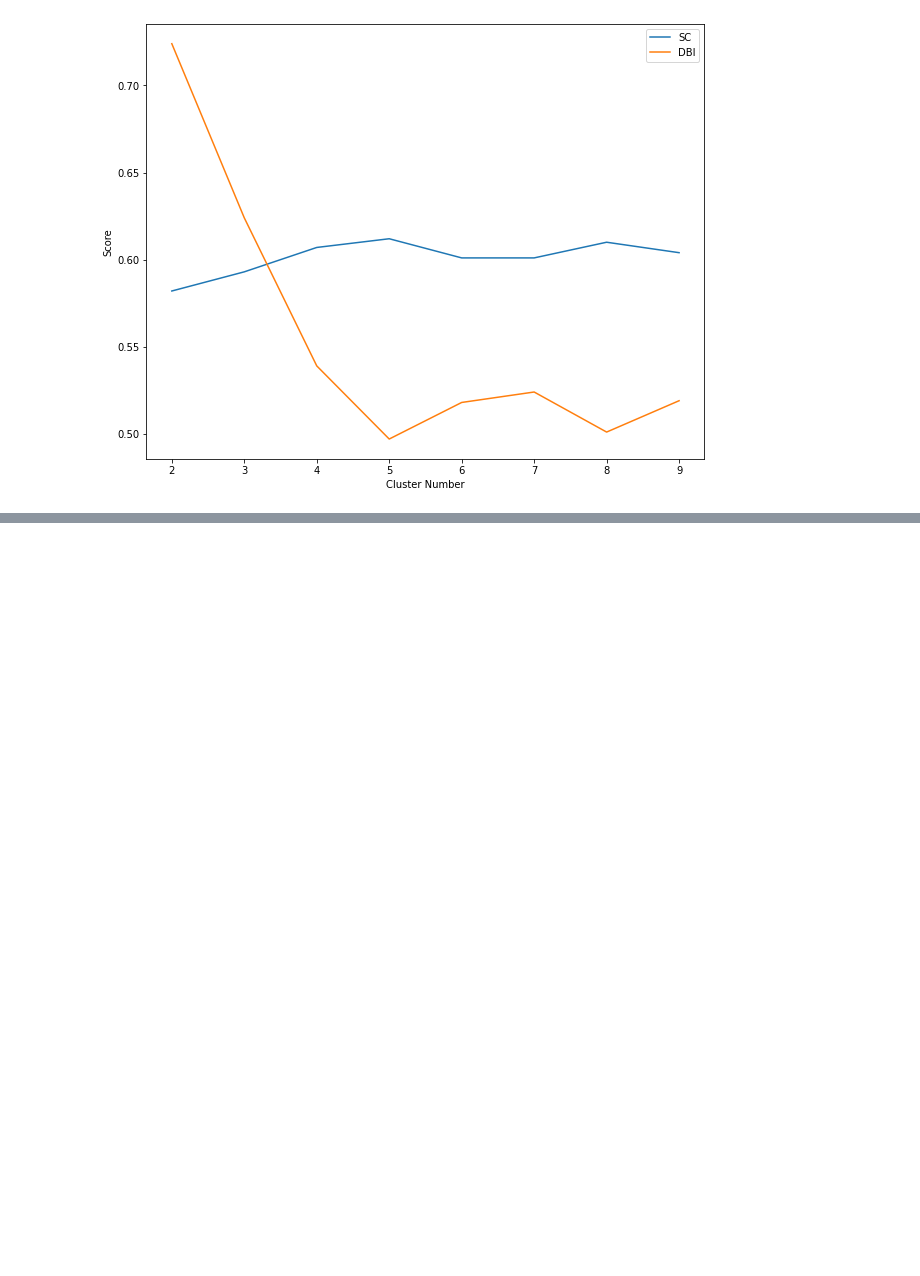
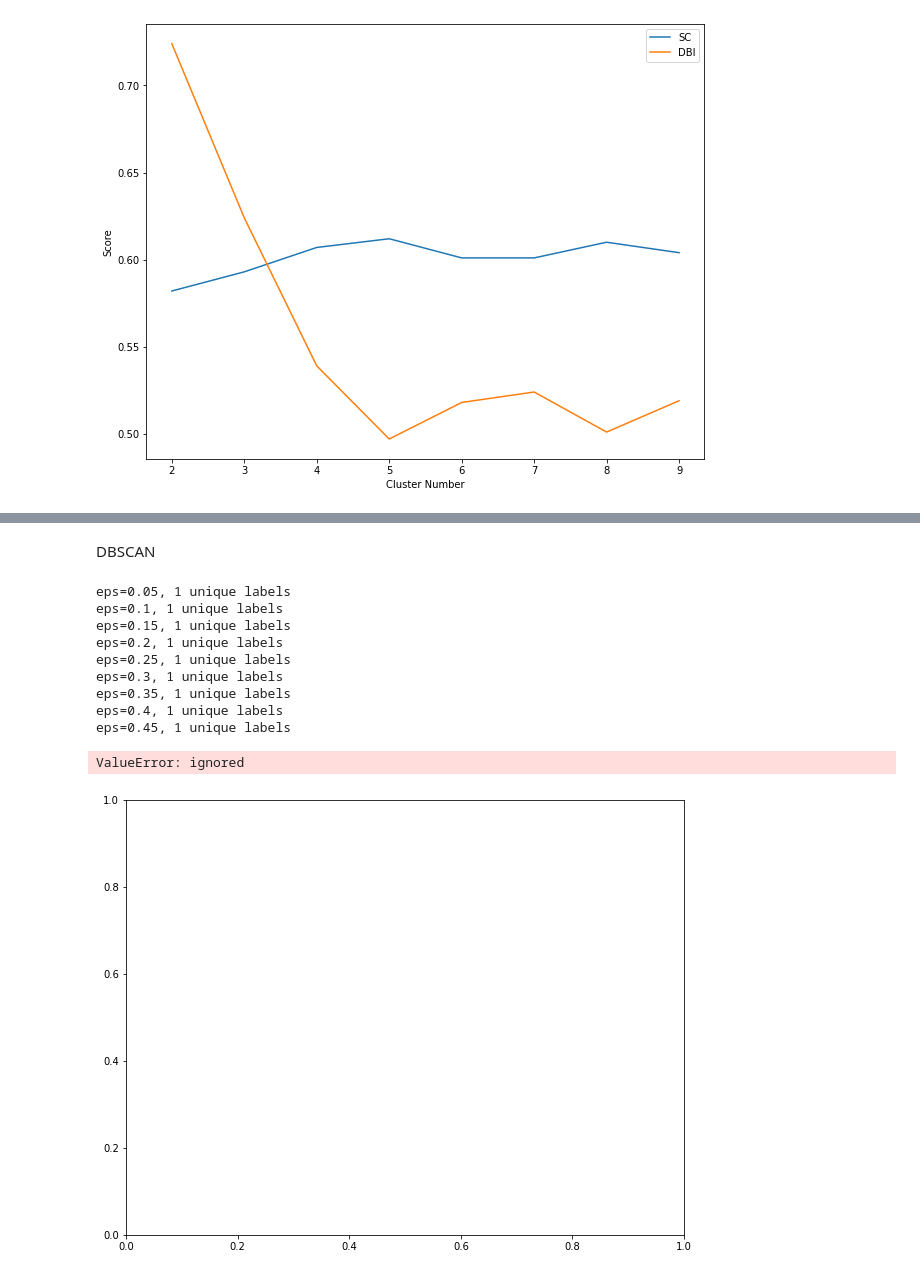
Before and after one commit to xygxue/master_thesis, a Jupyter notebook: clustering.ipynb, the cells around one changed output, grey strips where cells are left out. Cells and saved outputs as stored; diff of their text form; code cells hidden in the pictures; blank space fills up the shorter version.

```diff
--- a/clustering.ipynb
+++ b/clustering.ipynb
@@ -463,15 +414,0 @@ DBSCAN
-# %%
-dbs_sil_list = []
-dbs_db_index_list = []
-for eps in np.arange(0.05, 0.5, 0.05):
-  db_model = DBSCAN(metric='precomputed', eps=eps, min_samples=5)
-  dbscan_labels = db_model.fit_predict(scaled_dtw)
-  if len(set(dbscan_labels)) > 1:
-    dbs_score = cluster_score(dtw_distance, dbscan_labels)
-    dbs_sil_list.append(dbs_score[0])
-    dbs_db_index_list.append(dbs_score[1])
-    dbs_cluster_num = set(dbscan_labels)
-    print(f'Silhouette: {dbs_score[0]} and DB Index: {dbs_score[1]}')
-  print(f'eps={round(eps, 2)}, {len(set(dbscan_labels))} unique labels')
-
-plot_cluster_tuning(dbs_sil_list, dbs_db_index_list)
@@ -638,0 +518,2 @@ fig.show()
+# %%
+dtw_distance = np.load(dataset_path + 'clustering/dtw_matrix_no_sos_eos.npy')
@@ -638,0 +541,29 @@ fig.show()
+# %% [markdown]
+DBSCAN
+# %%
+dbs_sil_list = []
+dbs_db_index_list = []
+for eps in np.arange(0.05, 0.5, 0.05):
+  db_model = DBSCAN(metric='precomputed', eps=eps, min_samples=5)
+  dbscan_labels = db_model.fit_predict(dtw_distance)
+  if len(set(dbscan_labels)) > 1:
+    dbs_score = cluster_score(dtw_distance, dbscan_labels)
+    dbs_sil_list.append(dbs_score[0])
+    dbs_db_index_list.append(dbs_score[1])
+    dbs_cluster_num = set(dbscan_labels)
+    print(f'Silhouette: {dbs_score[0]} and DB Index: {dbs_score[1]}')
+  print(f'eps={round(eps, 2)}, {len(set(dbscan_labels))} unique labels')
+
+plot_cluster_tuning(dbs_sil_list, dbs_db_index_list)
+# %% [output]
+eps=0.05, 1 unique labels
+eps=0.1, 1 unique labels
+eps=0.15, 1 unique labels
+eps=0.2, 1 unique labels
+eps=0.25, 1 unique labels
+eps=0.3, 1 unique labels
+eps=0.35, 1 unique labels
+eps=0.4, 1 unique labels
+eps=0.45, 1 unique labels
+ValueError: ignored
+[figure, added]
```
Also changed, not shown: parts of 22 cells of this notebook.
